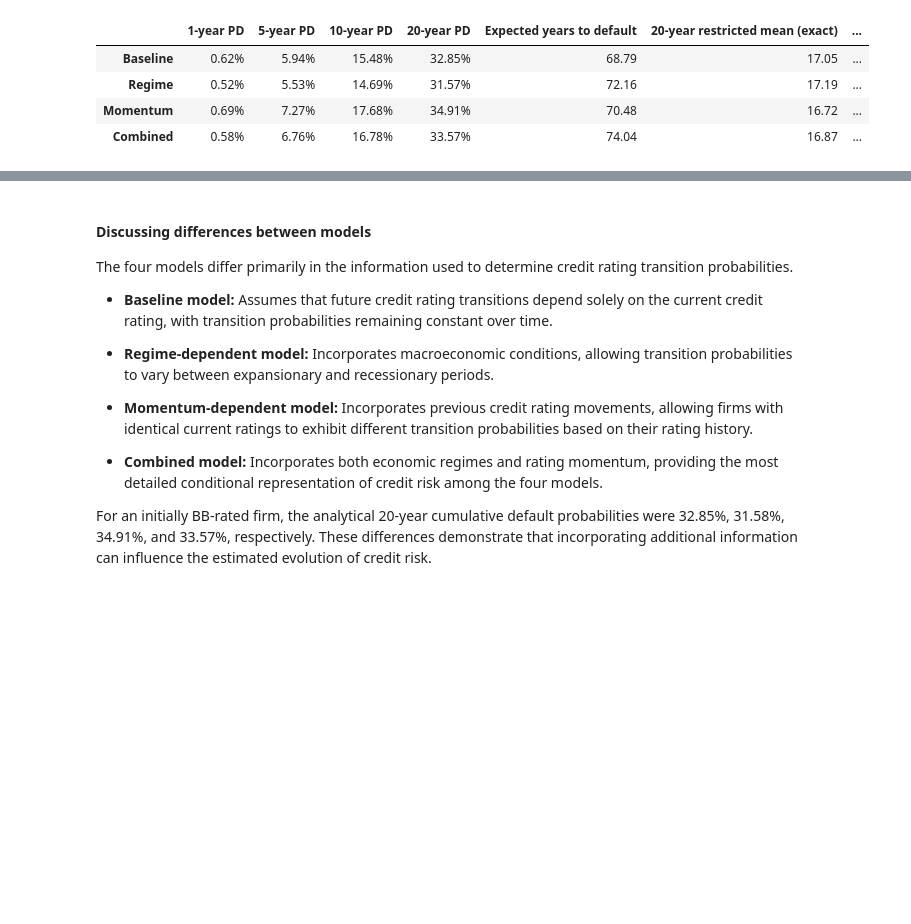
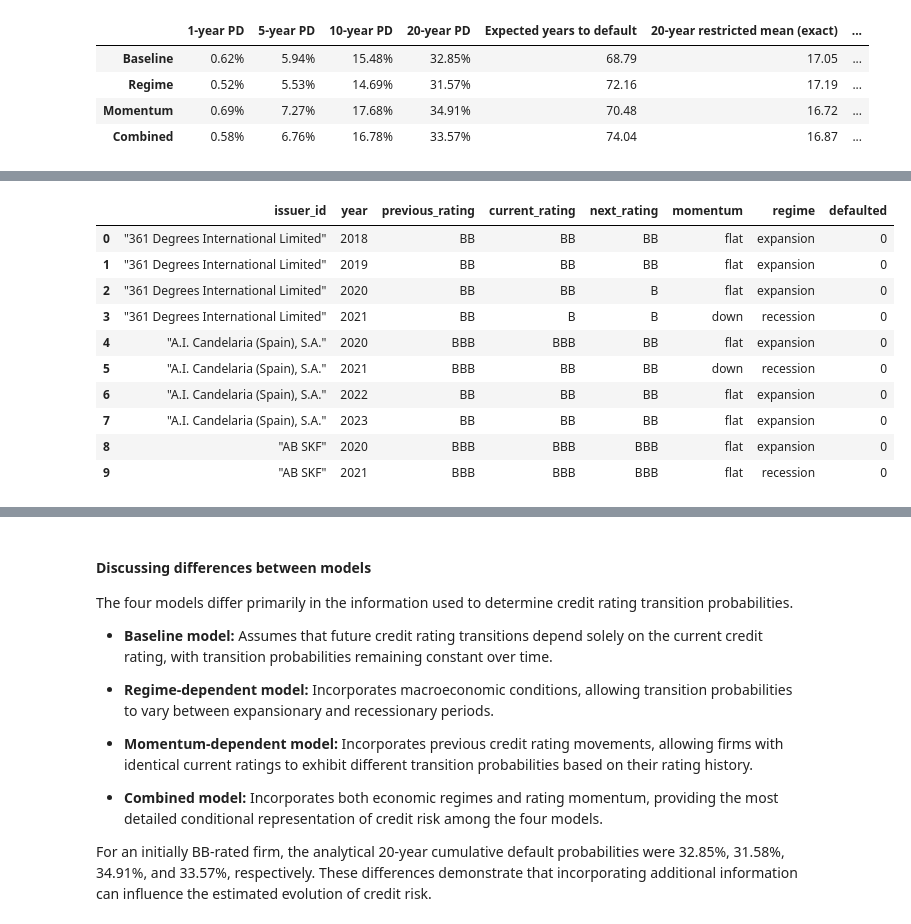
Before and after one commit to dfamobio-code/credit-rating-markov-model, a Jupyter notebook: full_analysis.ipynb, the cells around one changed output, grey strips where cells are left out. Saved outputs shown, nothing was run; the diff lists cells and outputs as text; code cells hidden in the pictures; blank space fills up the shorter version.

```diff
--- a/full_analysis.ipynb
+++ b/full_analysis.ipynb
@@ -847,0 +1085,61 @@ summary.to_csv(PROCESSED / "model_comparison.csv")
+# %%
+# Calculate historical credit rating momentum
+
+previous = historical["previous_rating"].map(RATING_INDEX)
+current = historical["current_rating"].map(RATING_INDEX)
+
+historical["momentum"] = np.select(
+    [
+        current < previous,
+        current > previous
+    ],
+    [
+        "up",
+        "down"
+    ],
+    default="flat"
+)
+
+# Assign economic regimes using existing FRED data
+# Use the previous year's regime as a forecasting proxy
+
+bt_regimes = annual_regime_series(regimes)
+
+bt_regimes.index = bt_regimes.index.astype(int)
+
+historical["regime"] = (
+    historical["year"] - 1
+).map(bt_regimes)
+
+historical = historical.dropna(
+    subset=["regime"]
+).reset_index(drop=True)
+
+# Identify actual historical defaults
+historical["defaulted"] = (
+    historical["next_rating"] == "D"
+).astype(int)
+
+assert not historical.empty
+
+display(historical.head(10))
+
+# Save processed historical transitions
+PROCESSED.mkdir(parents=True, exist_ok=True)
+
+historical.to_csv(
+    PROCESSED / "historical_rating_transitions.csv",
+    index=False
+)
+# %% [output]
+|  | issuer_id | year | previous_rating | current_rating | next_rating | momentum | regime | defaulted |
+| 0 | "361 Degrees International Limited" | 2018 | BB | BB | BB | flat | expansion | 0 |
+| 1 | "361 Degrees International Limited" | 2019 | BB | BB | BB | flat | expansion | 0 |
+| 2 | "361 Degrees International Limited" | 2020 | BB | BB | B | flat | expansion | 0 |
+| 3 | "361 Degrees International Limited" | 2021 | BB | B | B | down | recession | 0 |
+| 4 | "A.I. Candelaria (Spain), S.A." | 2020 | BBB | BBB | BB | flat | expansion | 0 |
+| 5 | "A.I. Candelaria (Spain), S.A." | 2021 | BBB | BB | BB | down | recession | 0 |
+| 6 | "A.I. Candelaria (Spain), S.A." | 2022 | BB | BB | BB | flat | expansion | 0 |
+| 7 | "A.I. Candelaria (Spain), S.A." | 2023 | BB | BB | BB | flat | expansion | 0 |
+| 8 | "AB SKF" | 2020 | BBB | BBB | BBB | flat | expansion | 0 |
+| 9 | "AB SKF" | 2021 | BBB | BBB | BBB | flat | recession | 0 |
```
Also changed, not shown: parts of 14 cells of this notebook, 5 other files.
